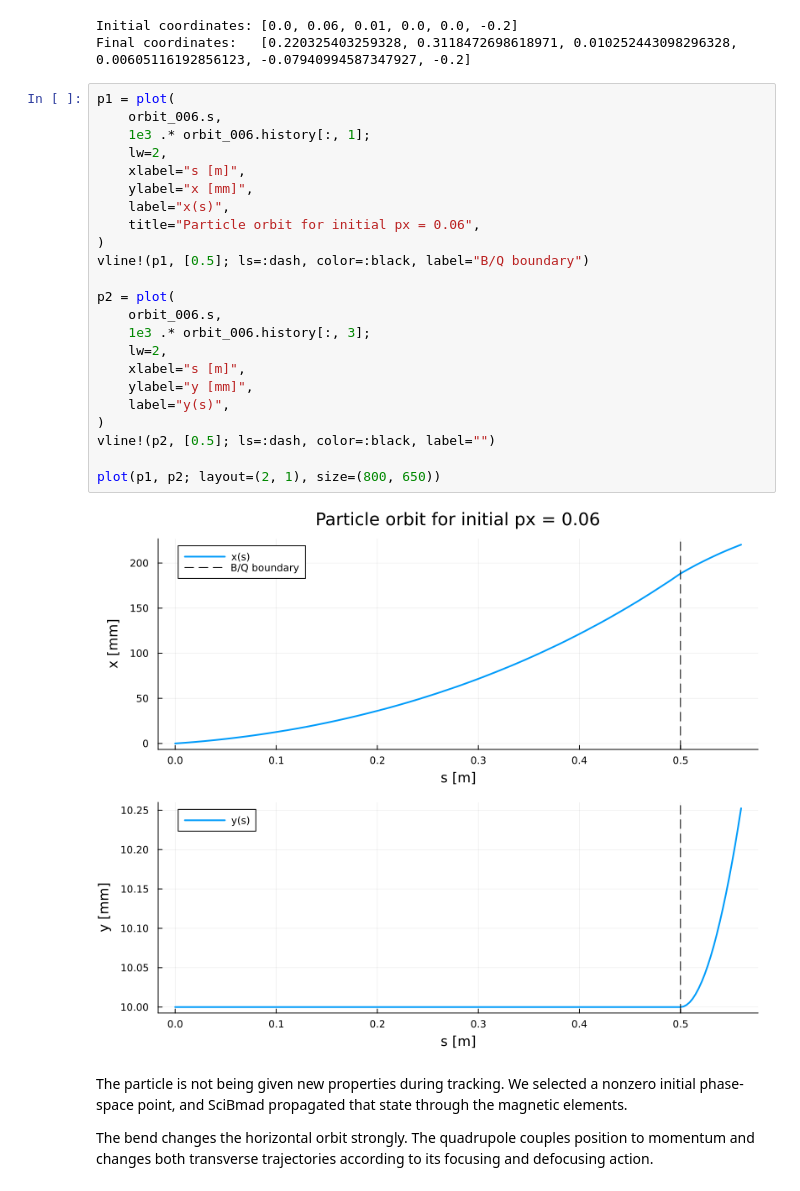
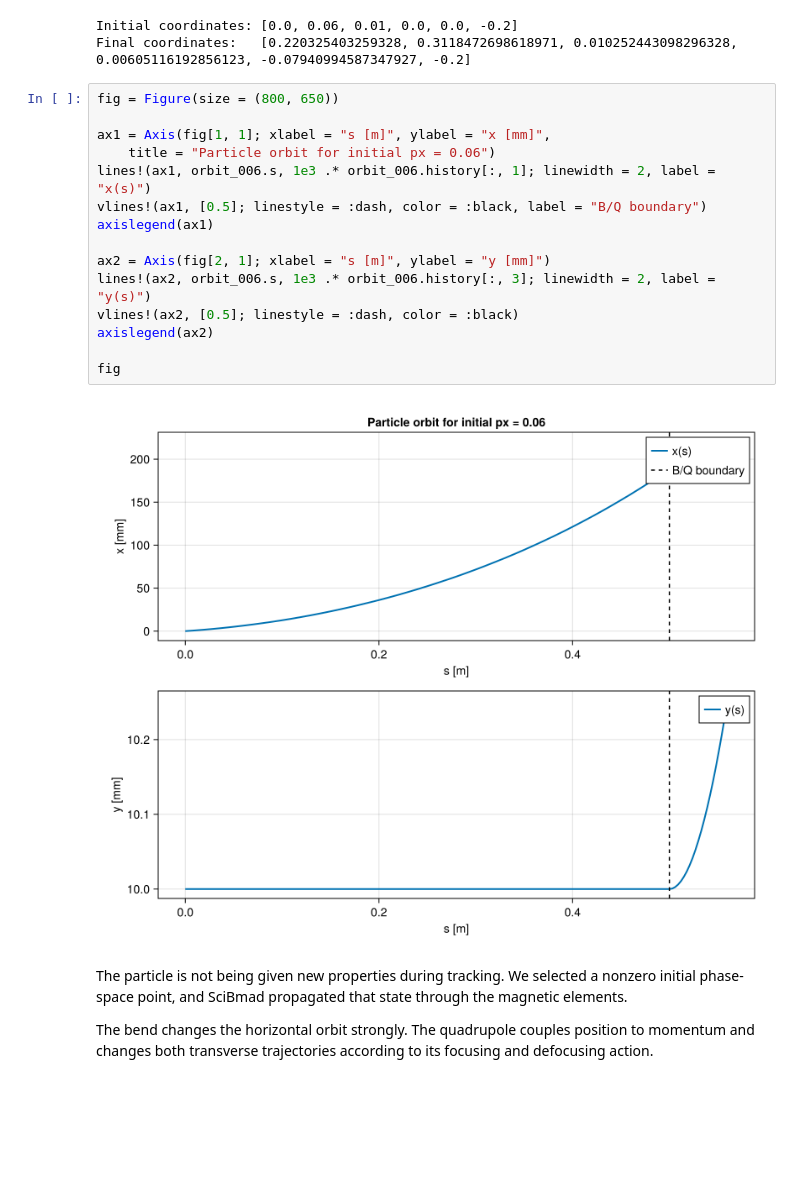
Before and after one commit to 6teamFurina/Ring_Design_Tutorial_SciBmad, a Jupyter notebook: chapter08_phase_space_scibmad.ipynb, the cells around one changed output. Drawn from its saved outputs; the diff is of its cells as text; blank space fills up the shorter version.

```diff
--- a/chapter08_phase_space_scibmad.ipynb
+++ b/chapter08_phase_space_scibmad.ipynb
@@ -165,30 +165,22 @@ println("Final coordinates:   ", orbit_006.history[end, :])
 Initial coordinates: [0.0, 0.06, 0.01, 0.0, 0.0, -0.2]
 Final coordinates:   [0.220325403259328, 0.3118472698618971, 0.010252443098296328, 0.00605116192856123, -0.07940994587347927, -0.2]
 # %%
-p1 = plot(
-    orbit_006.s,
-    1e3 .* orbit_006.history[:, 1];
-    lw=2,
-    xlabel="s [m]",
-    ylabel="x [mm]",
-    label="x(s)",
-    title="Particle orbit for initial px = 0.06",
-)
-vline!(p1, [0.5]; ls=:dash, color=:black, label="B/Q boundary")
+fig = Figure(size = (800, 650))
 
-p2 = plot(
-    orbit_006.s,
-    1e3 .* orbit_006.history[:, 3];
-    lw=2,
-    xlabel="s [m]",
-    ylabel="y [mm]",
-    label="y(s)",
-)
-vline!(p2, [0.5]; ls=:dash, color=:black, label="")
+ax1 = Axis(fig[1, 1]; xlabel = "s [m]", ylabel = "x [mm]",
+    title = "Particle orbit for initial px = 0.06")
+lines!(ax1, orbit_006.s, 1e3 .* orbit_006.history[:, 1]; linewidth = 2, label = "x(s)")
+vlines!(ax1, [0.5]; linestyle = :dash, color = :black, label = "B/Q boundary")
+axislegend(ax1)
 
-plot(p1, p2; layout=(2, 1), size=(800, 650))
+ax2 = Axis(fig[2, 1]; xlabel = "s [m]", ylabel = "y [mm]")
+lines!(ax2, orbit_006.s, 1e3 .* orbit_006.history[:, 3]; linewidth = 2, label = "y(s)")
+vlines!(ax2, [0.5]; linestyle = :dash, color = :black)
+axislegend(ax2)
+
+fig
 # %% [output]
-[figure, old version]
+[figure, new version]
 # %% [markdown]
 The particle is not being given new properties during tracking. We selected a nonzero initial
 phase-space point, and SciBmad propagated that state through the magnetic elements.
```
Also changed, not shown: parts of 2 cells of this notebook, 7 other files.
